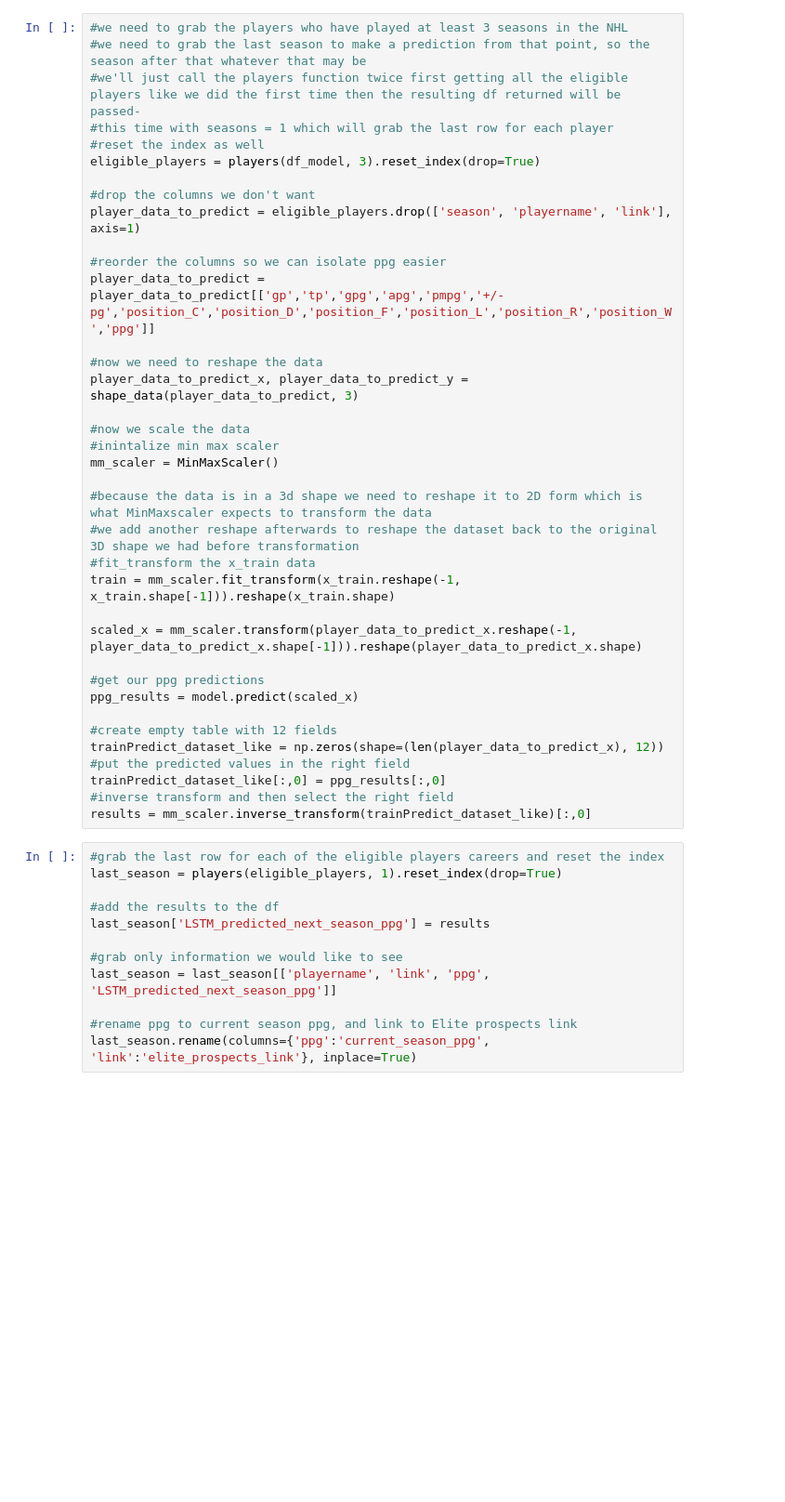
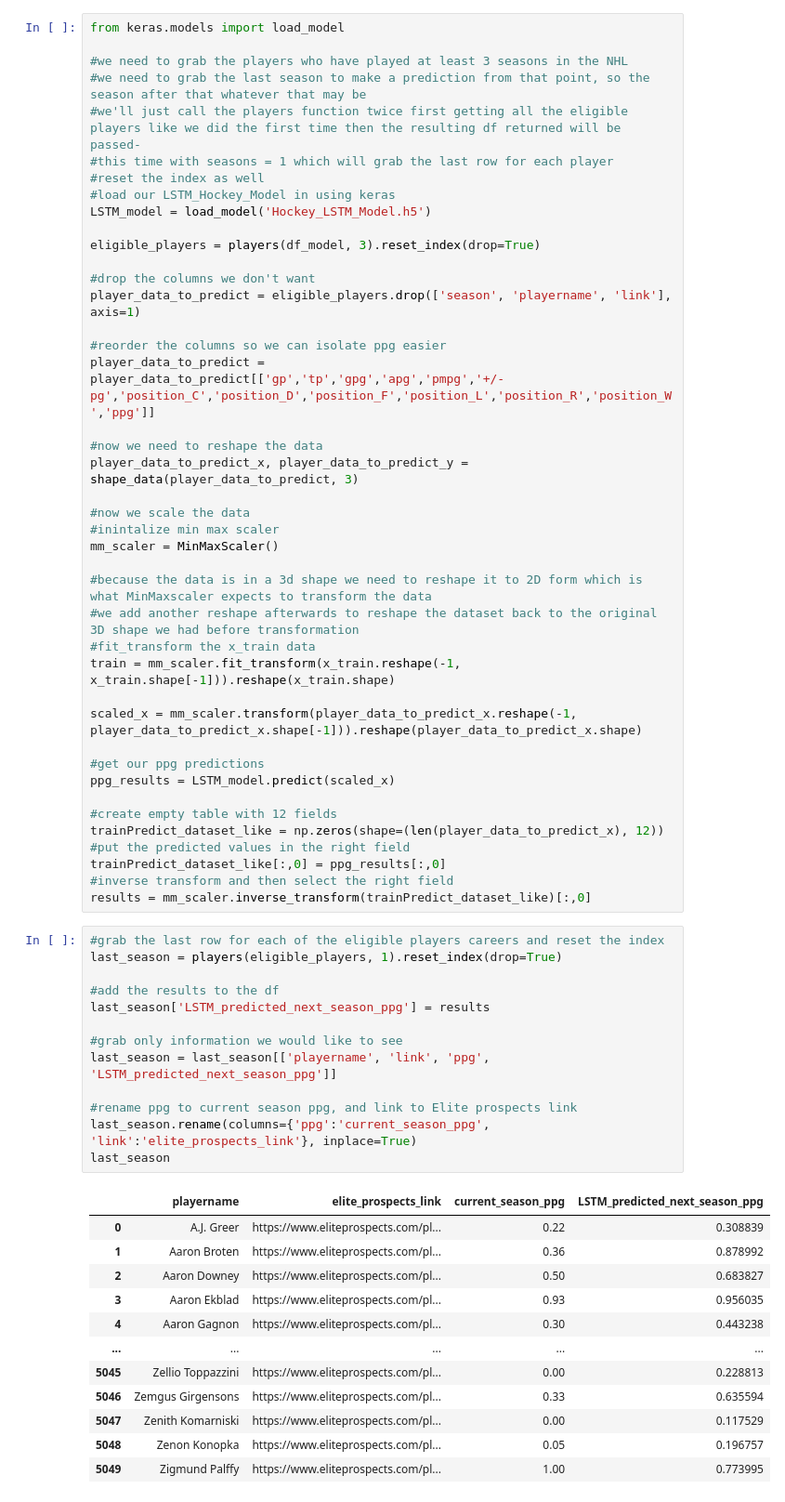
Before and after one commit to TylerDavidchuk97/hockey_final_project, a Jupyter notebook: final_project.ipynb, the cells around one changed output. Shown at 93% size. Drawn from its saved outputs; the diff is of its cells as text; blank space fills up the shorter version.

Commit message:
Saved Models to Project FIle

```diff
--- a/final_project.ipynb
+++ b/final_project.ipynb
@@ -238,9 +252,14 @@ plt.show()
 # %%
+from keras.models import load_model
+
 #we need to grab the players who have played at least 3 seasons in the NHL
 #we need to grab the last season to make a prediction from that point, so the season after that whatever that may be
 #we'll just call the players function twice first getting all the eligible players like we did the first time then the resulting df returned will be passed-
 #this time with seasons = 1 which will grab the last row for each player
 #reset the index as well
+#load our LSTM_Hockey_Model in using keras
+LSTM_model = load_model('Hockey_LSTM_Model.h5')
+
 eligible_players = players(df_model, 3).reset_index(drop=True)
 
 #drop the columns we don't want
@@ -264,7 +283,7 @@ train = mm_scaler.fit_transform(x_train.reshape(-1, x_train.shape[-1])).reshape(
 scaled_x = mm_scaler.transform(player_data_to_predict_x.reshape(-1, player_data_to_predict_x.shape[-1])).reshape(player_data_to_predict_x.shape)
 
 #get our ppg predictions
-ppg_results = model.predict(scaled_x)
+ppg_results = LSTM_model.predict(scaled_x)
 
 #create empty table with 12 fields
 trainPredict_dataset_like = np.zeros(shape=(len(player_data_to_predict_x), 12))
@@ -275,12 +294,26 @@ results = mm_scaler.inverse_transform(trainPredict_dataset_like)[:,0]
 # %%
 #grab the last row for each of the eligible players careers and reset the index
 last_season = players(eligible_players, 1).reset_index(drop=True)
 
 #add the results to the df
 last_season['LSTM_predicted_next_season_ppg'] = results
 
 #grab only information we would like to see
 last_season = last_season[['playername', 'link', 'ppg', 'LSTM_predicted_next_season_ppg']]
 
 #rename ppg to current season ppg, and link to Elite prospects link
 last_season.rename(columns={'ppg':'current_season_ppg', 'link':'elite_prospects_link'}, inplace=True)
+last_season
+# %% [output]
+|  | playername | elite_prospects_link | current_season_ppg | LSTM_predicted_next_season_ppg |
+| 0 | A.J. Greer | https://www.eliteprospects.com/pl... | 0.22 | 0.308839 |
+| 1 | Aaron Broten | https://www.eliteprospects.com/pl... | 0.36 | 0.878992 |
+| 2 | Aaron Downey | https://www.eliteprospects.com/pl... | 0.50 | 0.683827 |
+| 3 | Aaron Ekblad | https://www.eliteprospects.com/pl... | 0.93 | 0.956035 |
+| 4 | Aaron Gagnon | https://www.eliteprospects.com/pl... | 0.30 | 0.443238 |
+| ... | ... | ... | ... | ... |
+| 5045 | Zellio Toppazzini | https://www.eliteprospects.com/pl... | 0.00 | 0.228813 |
+| 5046 | Zemgus Girgensons | https://www.eliteprospects.com/pl... | 0.33 | 0.635594 |
+| 5047 | Zenith Komarniski | https://www.eliteprospects.com/pl... | 0.00 | 0.117529 |
+| 5048 | Zenon Konopka | https://www.eliteprospects.com/pl... | 0.05 | 0.196757 |
+| 5049 | Zigmund Palffy | https://www.eliteprospects.com/pl... | 1.00 | 0.773995 |
```
Also changed, not shown: parts of 5 cells of this notebook, 2 other files.
